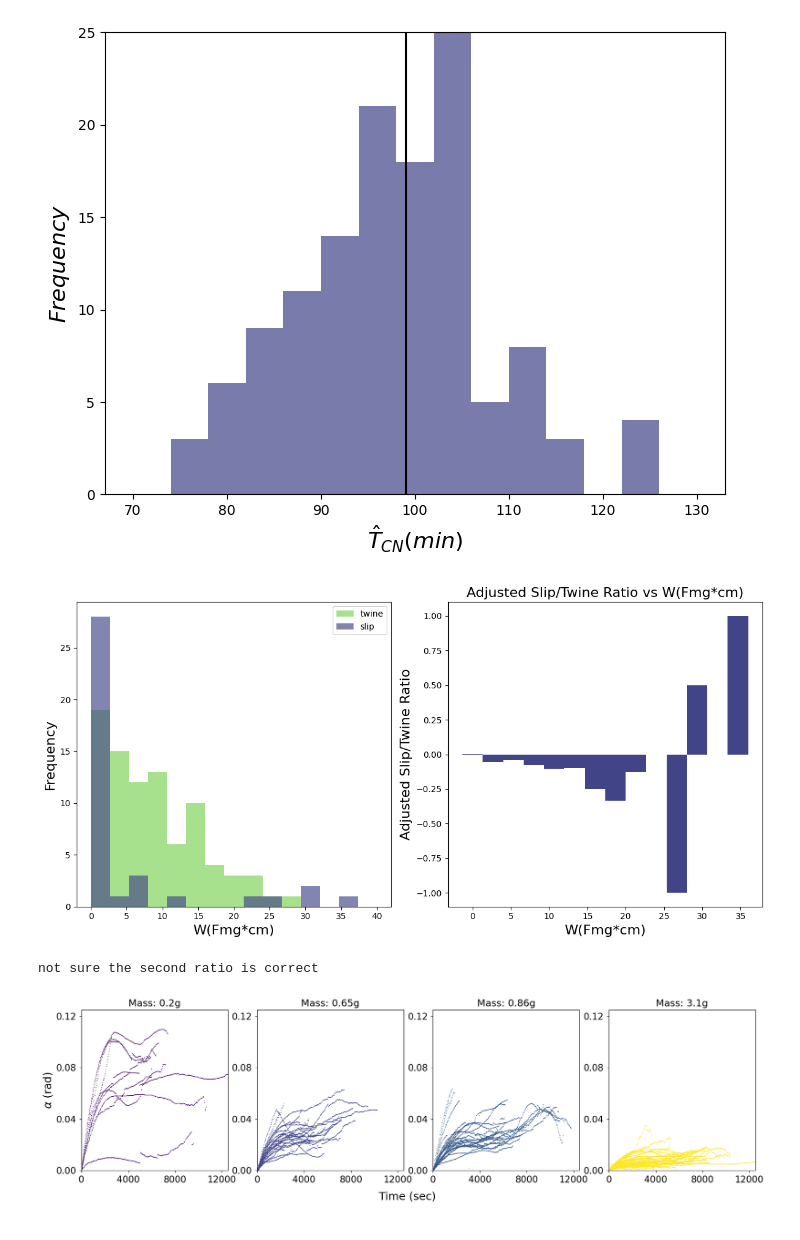
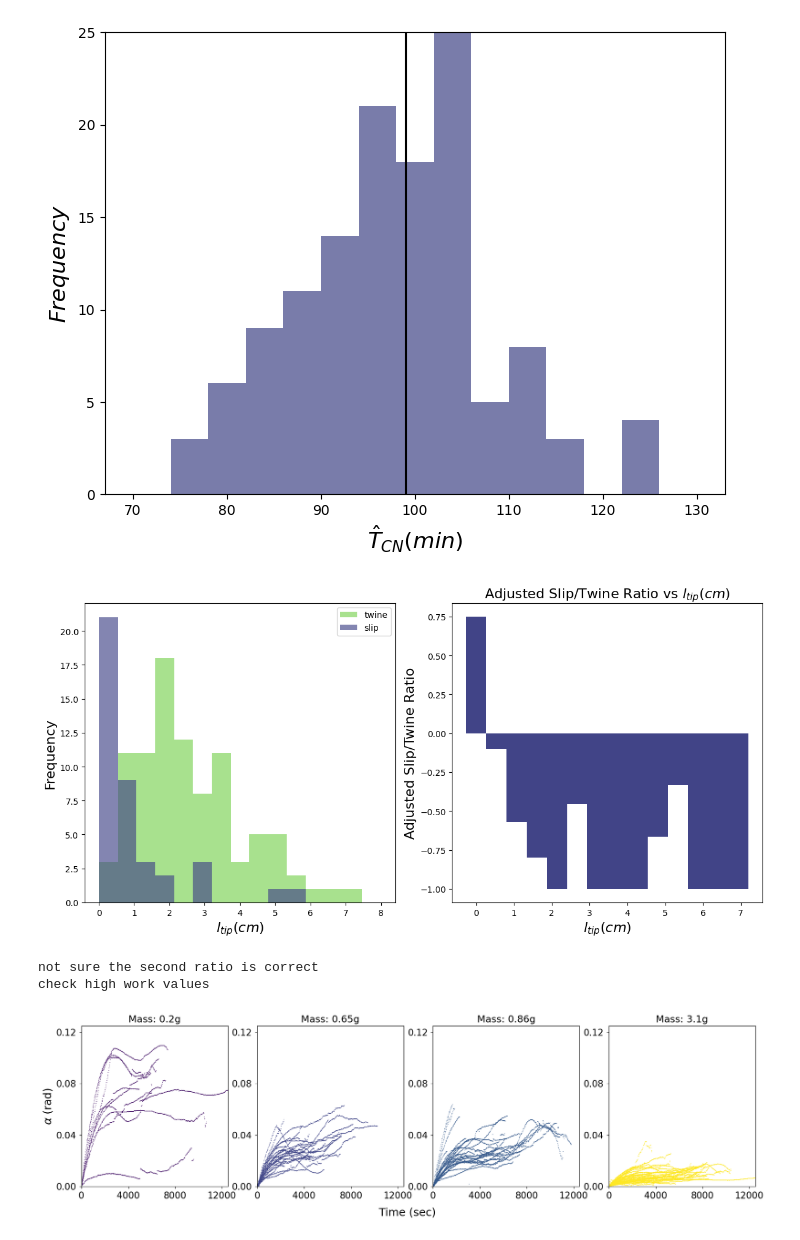
Before and after one commit to amirohad/Repo_article0, a Jupyter notebook: force_extraction_notebook.ipynb, the cells around one changed output. Cells and saved outputs as stored; diff of their text form; code cells hidden in the pictures.

```diff
--- a/force_extraction_notebook.ipynb
+++ b/force_extraction_notebook.ipynb
@@ -327,7 +327,7 @@ n_bins = 15
 # 6: max force until dec
 # 7: max torque
 # 8: integrated torque
-k = 4
+k = 5
 # compare: integ_f, alpha, F_bean, L_contact2stemtip_cm,
 # F1stmax , L_base,dec_time, p.avgT, int_eps
 
@@ -340,9 +340,9 @@ for i in range(n_tot):
         if k==0: var = events[i].int_eps
         elif k==1: var = max(events[i].eps_t)
         elif k==2: var = events[i].integ_f
-        elif k==3: var = events[i].dec_time/events[i].p.avgT
+        elif k==3: var = events[i].dec_time/events[i].p.avgT # key parameter
         elif k==4: var = events[i].work
-        elif k==5: var = events[i].L_contact2stemtip_cm
+        elif k==5: var = events[i].L_contact2stemtip_cm # key parameter
         elif k==6: var = max(events[i].F_bean)
         elif k==7: var = max(events[i].torque)
         elif k==8: var = events[i].integ_torque
@@ -371,36 +371,38 @@ hist_slip = np.histogram(df2,bins=n_bins,range=x_range[k])
 # Plot the adjusted ratio and histogram as subfigures
 fig, (ax1, ax2) = plt.subplots(1, 2, figsize=(12, 6))
 
 # Variable histogram
 df.plot.hist(stacked=False, bins=n_bins, ax=ax1, grid=False, range=x_range[k], density=False,
              color=[cmap(0.8), cmap(0.2)], alpha=0.65)
 ax1.set_xlabel(var_name[k], fontsize=fs)
 ax1.set_ylabel('Frequency', fontsize=fs)
 
 # Calculate the ratio between slip and twine events for each bin
 ratio = (hist_slip[0] - hist_twine[0] )/ (hist_slip[0] + hist_twine[0] )
 ratio_mod = []
 
 # Get the number of events in each bin for twine and slip
 twine_counts, _ = np.histogram(df1, bins=n_bins, range=x_range[k])
 slip_counts, _ = np.histogram(df2, bins=n_bins, range=x_range[k])
 
 # Divide the ratio by the total number of events for all bins
-ratio /= (twine_counts + slip_counts) # does this make sense?
+# ratio /= (twine_counts + slip_counts) # does this make sense?
 
 # Adjusted Slip/Twine Ratio
 ax2.bar(hist_twine[1][:-1], ratio, width=np.diff(hist_twine[1]), color=cmap(0.2))
 ax2.set_xlabel(var_name[k], fontsize=fs)
 ax2.set_ylabel('Adjusted Slip/Twine Ratio', fontsize=fs)
 ax2.set_title('Adjusted Slip/Twine Ratio vs ' + var_name[k], fontsize=fs)
 plt.tight_layout()
 plt.show()
 
 print('not sure the second ratio is correct')
+print('check high work values')
 #%%
 # %% [output]
-[figure, old version]
+[figure, new version]
 not sure the second ratio is correct
+check high work values
 # %%
 #%% Plot trajectories for different support masses
 mass = [0.2,0.65,0.86,3.1]
```
